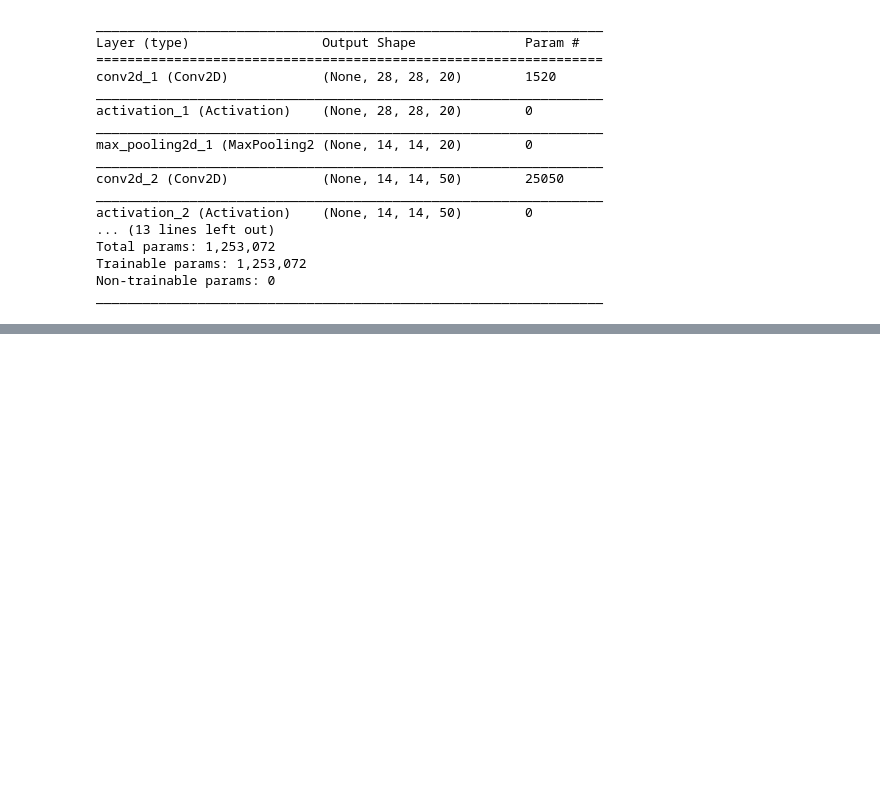
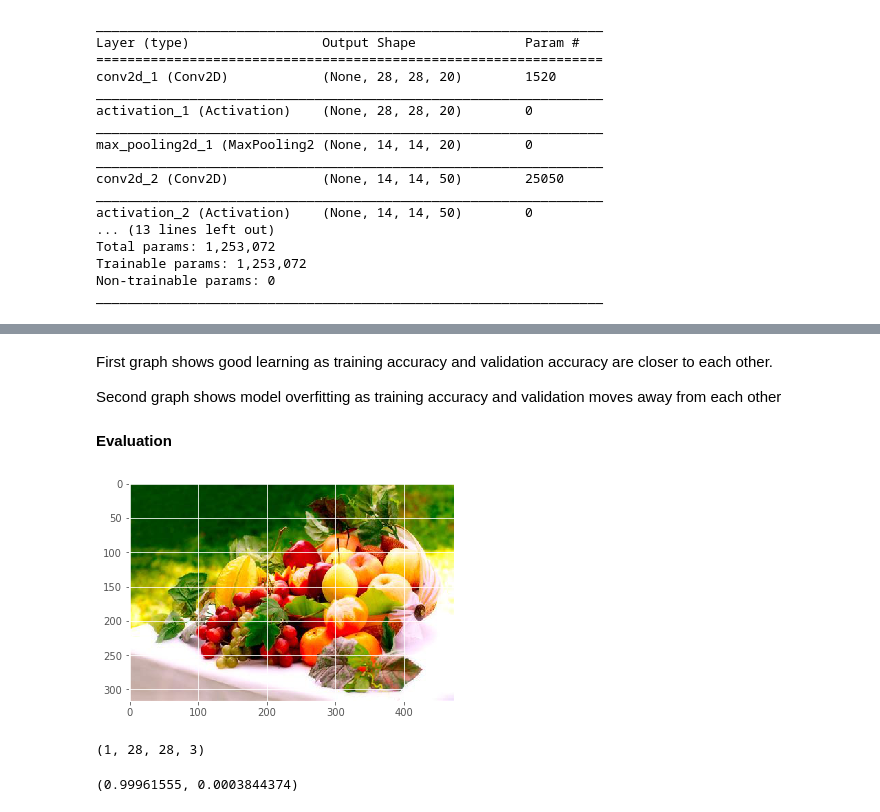
Before and after one commit to Xnsam/machine_learning_prax, a Jupyter notebook: not_rose.ipynb, the cells around one changed output, grey strips where cells are left out. Cells and saved outputs as stored; diff of their text form; code cells hidden in the pictures; blank space fills up the shorter version.

```diff
--- a/not_rose.ipynb
+++ b/not_rose.ipynb
@@ -360,0 +463,6 @@ y_test.shape, y_train.shape
+# %% [markdown]
+First graph shows good learning as training accuracy and validation accuracy are closer to each other.
+
+Second graph shows model overfitting as training accuracy and validation moves away from each other
+# %% [markdown]
+**Evaluation**
@@ -360,0 +471,12 @@ y_test.shape, y_train.shape
+# %%
+eval_image_url = 'https://proxy.duckduckgo.com/iu/?u=https%3A%2F%2Ftse1.mm.bing.net%2Fth%3Fid%3DOIP.eo45hcBaWRYM_PzSAWKj-gHaE9%26pid%3DApi&f=1'
+# %%
+img = requests.get(eval_image_url, timeout=60)
+with open('rose/eval1.jpg', "wb") as f:
+  f.write(img.content)
+
+img = mpimg.imread('rose/eval1.jpg')
+imgplot = plt.imshow(img)
+plt.show()
+# %% [output]
+[figure, added]
@@ -360,0 +495,4 @@ y_test.shape, y_train.shape
+# %%
+image.shape
+# %% [output]
+(1, 28, 28, 3)
@@ -360,0 +501,4 @@ y_test.shape, y_train.shape
+# %%
+not_rose, rose
+# %% [output]
+(0.99961555, 0.0003844374)
```
Also changed, not shown: parts of 42 cells of this notebook.
